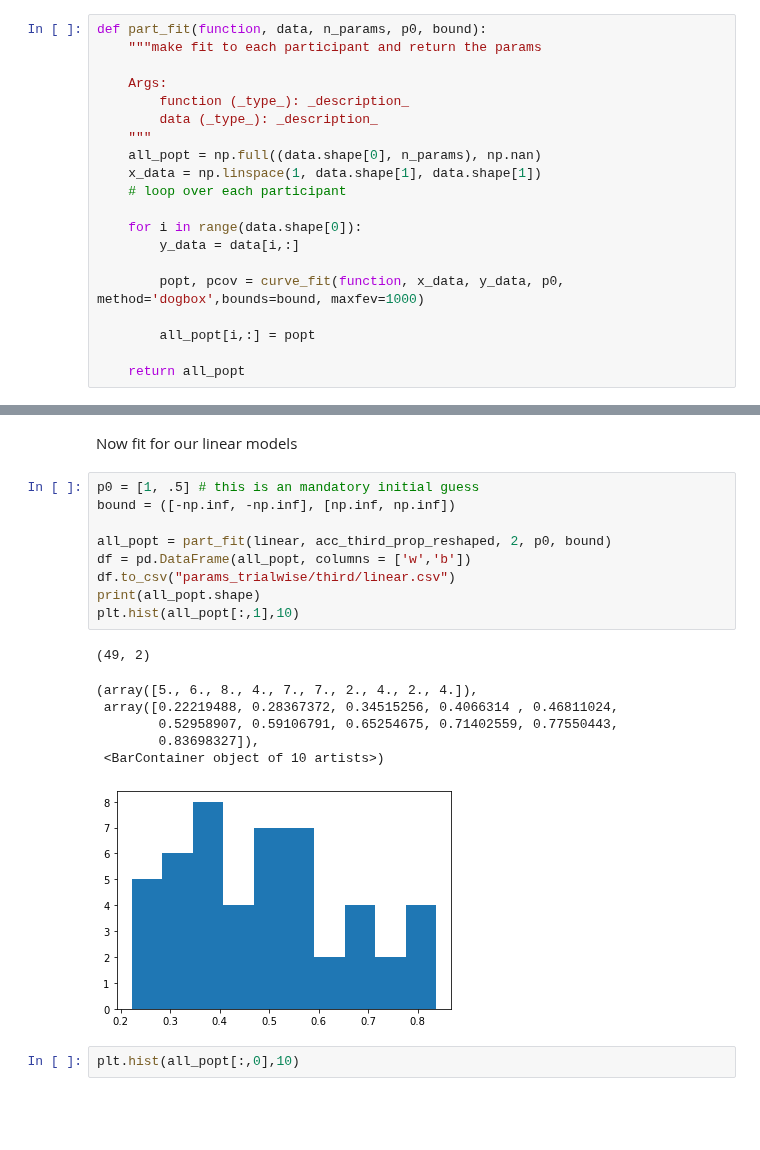
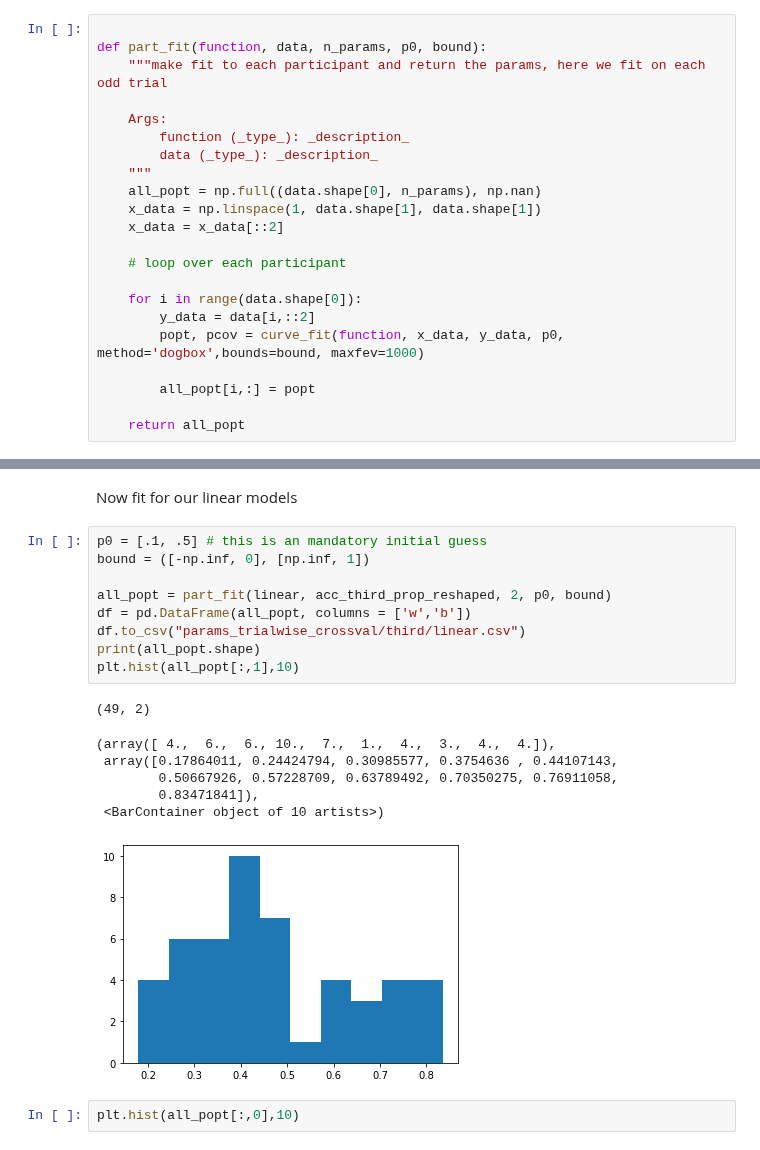
Before and after one commit to JirkoRu/analysis_scripts, a Jupyter notebook: part_level_analysis/fit_functions_trials.ipynb, the cells around one changed output, grey strips where cells are left out. Cells and saved outputs as stored; diff of their text form; blank space fills up the shorter version.

```diff
--- a/part_level_analysis/fit_functions_trials.ipynb
+++ b/part_level_analysis/fit_functions_trials.ipynb
@@ -95,8 +95,9 @@ def linear_step_func(x, x0, x1):
 # %% [markdown]
 A function to fit a candidate function to each indidividual participant
 # %%
+
 def part_fit(function, data, n_params, p0, bound):
-    """make fit to each participant and return the params
+    """make fit to each participant and return the params, here we fit on each odd trial
 
     Args:
         function (_type_): _description_
@@ -104,11 +105,12 @@ def part_fit(function, data, n_params, p0, bound):
     """
     all_popt = np.full((data.shape[0], n_params), np.nan)
     x_data = np.linspace(1, data.shape[1], data.shape[1])
+    x_data = x_data[::2]
+
     # loop over each participant
 
     for i in range(data.shape[0]):
-        y_data = data[i,:]
-
+        y_data = data[i,::2]
         popt, pcov = curve_fit(function, x_data, y_data, p0, method='dogbox',bounds=bound, maxfev=1000)
 
         all_popt[i,:] = popt
@@ -179,22 +181,22 @@ NameError: name 'acc_first_prop_reshaped' is not defined
 # %% [markdown]
 Now fit for our linear models
 # %%
-p0 = [1, .5] # this is an mandatory initial guess
-bound = ([-np.inf, -np.inf], [np.inf, np.inf])
+p0 = [.1, .5] # this is an mandatory initial guess
+bound = ([-np.inf, 0], [np.inf, 1])
 
 all_popt = part_fit(linear, acc_third_prop_reshaped, 2, p0, bound)
 df = pd.DataFrame(all_popt, columns = ['w','b'])
-df.to_csv("params_trialwise/third/linear.csv")
+df.to_csv("params_trialwise_crossval/third/linear.csv")
 print(all_popt.shape)
 plt.hist(all_popt[:,1],10)
 # %% [output]
 (49, 2)
-(array([5., 6., 8., 4., 7., 7., 2., 4., 2., 4.]),
- array([0.22219488, 0.28367372, 0.34515256, 0.4066314 , 0.46811024,
-        0.52958907, 0.59106791, 0.65254675, 0.71402559, 0.77550443,
-        0.83698327]),
+(array([ 4.,  6.,  6., 10.,  7.,  1.,  4.,  3.,  4.,  4.]),
+ array([0.17864011, 0.24424794, 0.30985577, 0.3754636 , 0.44107143,
+        0.50667926, 0.57228709, 0.63789492, 0.70350275, 0.76911058,
+        0.83471841]),
  <BarContainer object of 10 artists>)
-[figure, old version]
+[figure, new version]
 # %%
 plt.hist(all_popt[:,0],10)
 # %% [output]
```
Also changed, not shown: parts of 4 cells of this notebook, 16 other files.
